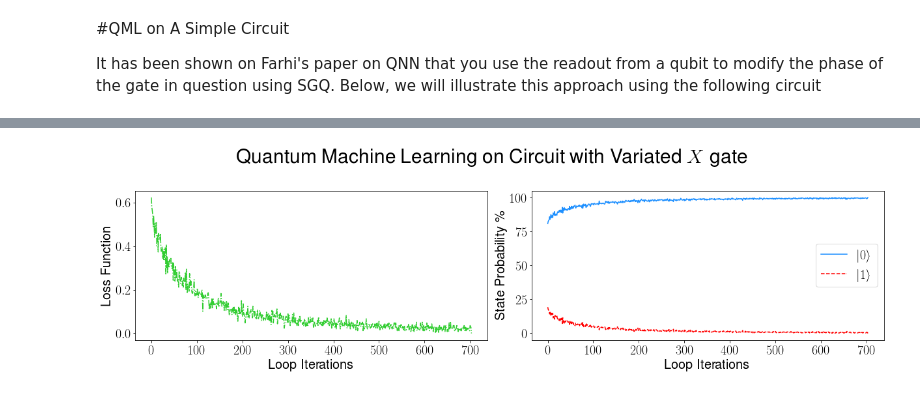
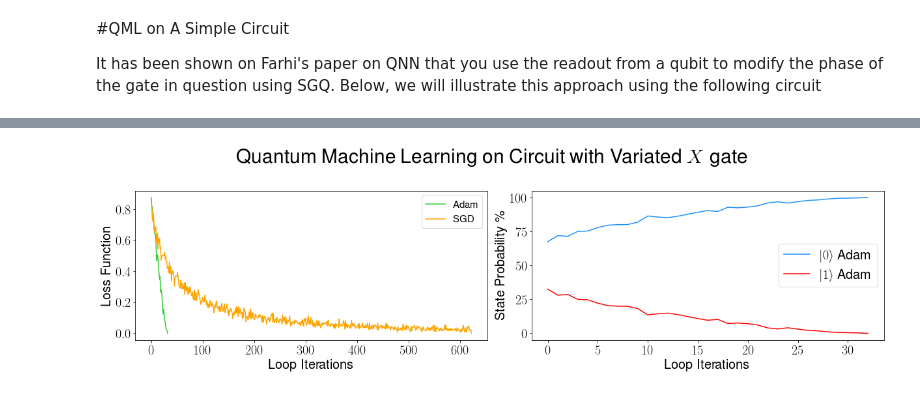
Before and after one commit to enriqueasegura/Quantum-X, a Jupyter notebook: QMLHEP_Task.ipynb, the cells around one changed output, grey strips where cells are left out. Cells and saved outputs as stored; diff of their text form; code cells hidden in the pictures.

```diff
--- a/QMLHEP_Task.ipynb
+++ b/QMLHEP_Task.ipynb
@@ -384,7 +385,7 @@ def probe_circuit_hadamard(xparam):
 #This is the adam implementation to find quantum label
 #I borowed this from a previous work on QML
 
-def qml_sgd(random_t_parameter):
+def qml_sgd(random_t_parameter, adam_toggle):
 
   #this list keeps a record of the evolution of phi as optimization searches for
   #loss minimum.
@@ -458,8 +459,7 @@ def qml_sgd(random_t_parameter):
       print('Done! Final Weight: ',weight_arr[-1])
       cirq.plot_state_histogram(results)
 
-    else:
-      """
+    elif adam_toggle == 'on':
       #This code updates the moment vector's parameters.
 
       next_gradient_moment = beta_1*gradient_moment +(1-beta_1)*current_gradient_value
@@ -480,12 +480,12 @@ def qml_sgd(random_t_parameter):
 
       #adjust the weights to find optimal parameters
       random_t_parameter= random_t_parameter -  learning_rate* biased_gradient_moment / (np.sqrt(biased_momentum_moment) + smoothing_epsilon)
-      """
+    else:
       random_t_parameter -= learning_rate*current_loss_value/current_grad_square
 
   return(weight_arr, loss_arr, grad_arr, weight_arr[-1], label_arr, zero_state_arr, one_state_arr)
 # %%
 xparam = np.random.uniform(0,np.pi)
 print('parameter: ', xparam)
-test = qml_sgd(xparam)
+test = qml_sgd(xparam, 'on')
 # %% [output]
@@ -509 +509,3 @@ Done! Final Weight:  2.0444947027185605
 [figure]
+# %%
+test_off = qml_sgd(xparam, 'off')
@@ -510,28 +531,30 @@ Done! Final Weight:  2.0444947027185605
 # %%
 plot_ml = plt.figure(figsize=(17,5))
 plt.subplot(121)
 plt.tick_params(labelsize=20)
-plt.plot(test[1], color='limegreen', linestyle='-.')
-
+plt.plot(test[1], color='limegreen', linestyle='-', label='Adam')
+plt.plot(test_off[1], label='SGD', color='orange')
 plt.ylabel('Loss Function', fontsize=20)
 plt.xlabel('Loop Iterations', fontsize=20)
 
+plt.legend(fontsize=15, loc='best')
+
 plt.subplot(122)
 
-plt.plot(test[5], label = r'$|0 \rangle$', linestyle='-',color='dodgerblue')
-plt.plot( test[6], label = r'$|1 \rangle$', linestyle='--', color='red')
+plt.plot(test[5], label = r'$|0 \rangle$ Adam', linestyle='-',color='dodgerblue')
+plt.plot( test[6], label = r'$|1 \rangle$ Adam', linestyle='-', color='red')
 
 plt.legend(loc='best', fontsize=20)
 plt.tick_params(labelsize=20)
 
 plt.xlabel('Loop Iterations', fontsize=20)
 plt.ylabel('State Probability \%', fontsize=20)
 
 plt.suptitle(r'Quantum Machine Learning on Circuit with Variated $X$ gate', fontsize=30)
 plt.tick_params(labelsize=20)
 
 plt.tight_layout()
 
 plt.subplots_adjust(top=.8)
 # %% [output]
-[figure, old version]
+[figure, new version]
```
Also changed, not shown: parts of 4 cells of this notebook.
